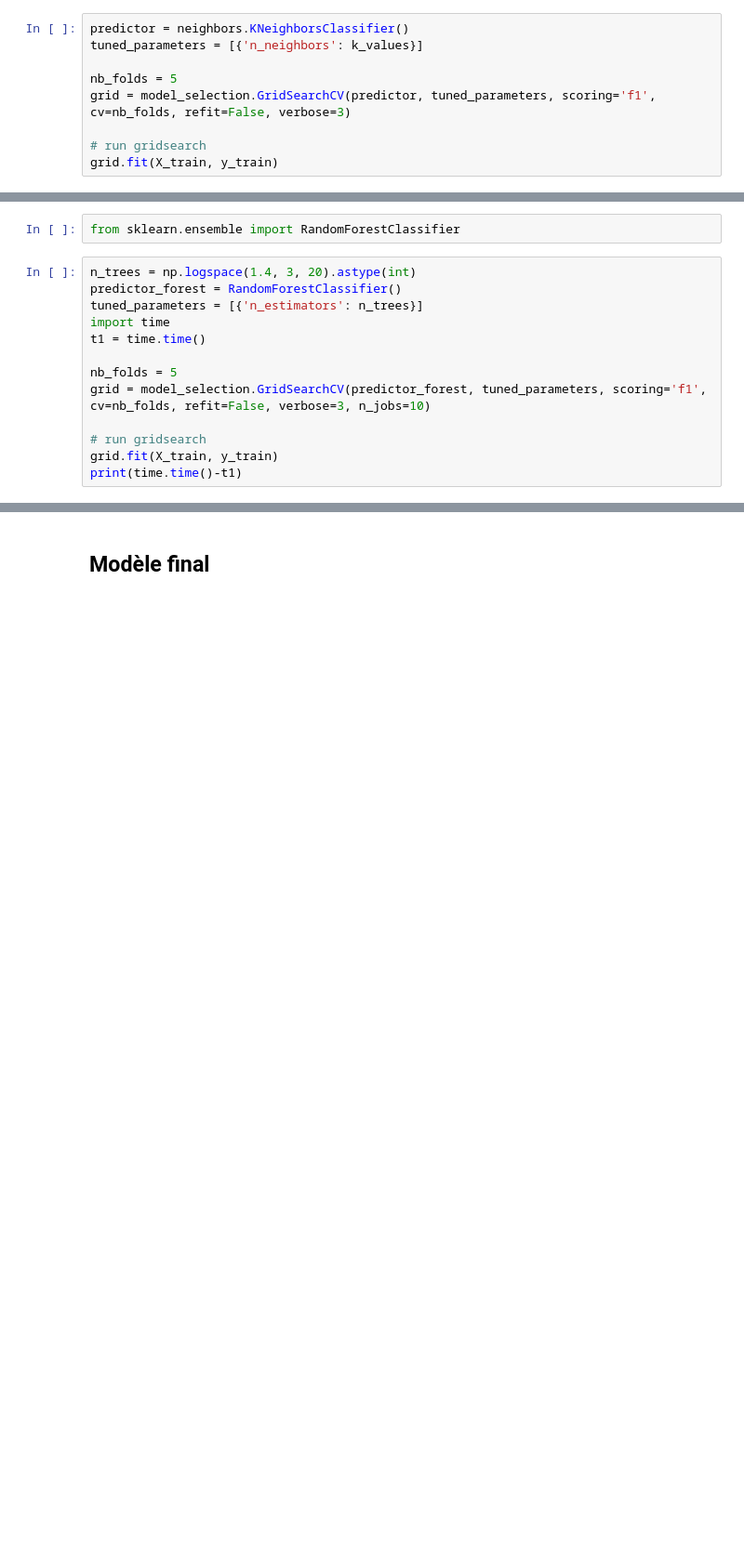
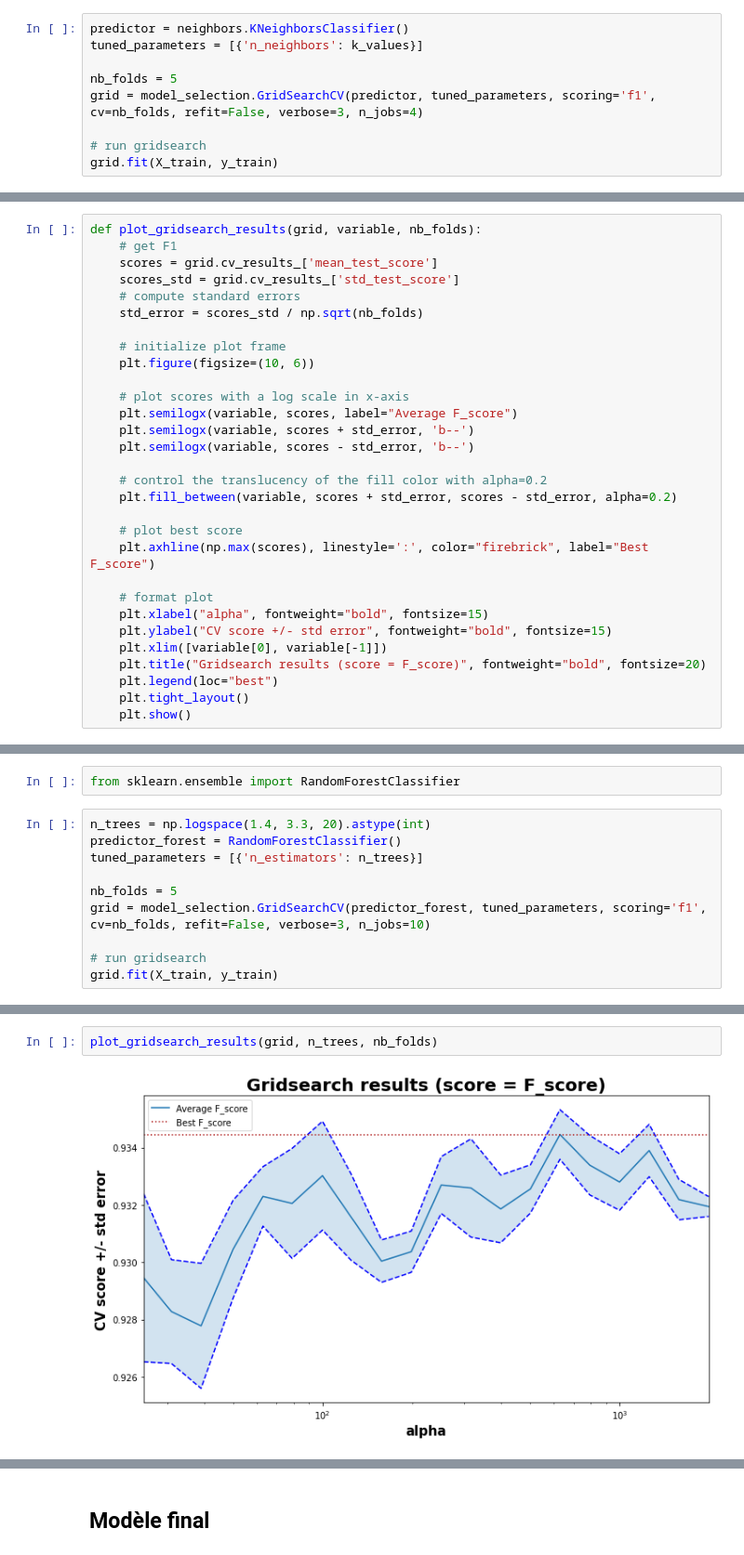
Before and after one commit to LouisJustinTALLOT/projet-science-donnees-bellon-tallot, a Jupyter notebook: Projet.ipynb, the cells around one changed output, grey strips where cells are left out. Shown: that part at 93% size. Saved outputs shown, nothing was run; the diff lists cells and outputs as text; blank space fills up the shorter version.

```diff
--- a/Projet.ipynb
+++ b/Projet.ipynb
@@ -283,7 +272,7 @@ predictor = neighbors.KNeighborsClassifier()
 tuned_parameters = [{'n_neighbors': k_values}]
 
 nb_folds = 5
-grid = model_selection.GridSearchCV(predictor, tuned_parameters, scoring='f1', cv=nb_folds, refit=False, verbose=3)
+grid = model_selection.GridSearchCV(predictor, tuned_parameters, scoring='f1', cv=nb_folds, refit=False, verbose=3, n_jobs=4)
 
 # run gridsearch
 grid.fit(X_train, y_train)
@@ -337,6 +310,36 @@ Le F-score du modèle des plus proches voisins avec k = 3
 entraîné sur 4800 observations et testé sur 1200 observations vaut 0.94.
 # %% [markdown]
 ## [À partir de la PC 5] Régression logistique
+# %%
+def plot_gridsearch_results(grid, variable, nb_folds):
+    # get F1
+    scores = grid.cv_results_['mean_test_score']
+    scores_std = grid.cv_results_['std_test_score']
+    # compute standard errors
+    std_error = scores_std / np.sqrt(nb_folds)
+
+    # initialize plot frame
+    plt.figure(figsize=(10, 6))
+
+    # plot scores with a log scale in x-axis
+    plt.semilogx(variable, scores, label="Average F_score")
+    plt.semilogx(variable, scores + std_error, 'b--')
+    plt.semilogx(variable, scores - std_error, 'b--')
+
+    # control the translucency of the fill color with alpha=0.2
+    plt.fill_between(variable, scores + std_error, scores - std_error, alpha=0.2)
+
+    # plot best score
+    plt.axhline(np.max(scores), linestyle=':', color="firebrick", label="Best F_score")
+
+    # format plot
+    plt.xlabel("alpha", fontweight="bold", fontsize=15)
+    plt.ylabel("CV score +/- std error", fontweight="bold", fontsize=15)
+    plt.xlim([variable[0], variable[-1]])
+    plt.title("Gridsearch results (score = F_score)", fontweight="bold", fontsize=20)
+    plt.legend(loc="best")
+    plt.tight_layout()
+    plt.show()
 # %% [markdown]
 ### Régression logistique non-régularisée
 # %% [markdown]
@@ -444,17 +428,14 @@ __Conseils :__
 # %%
 from sklearn.ensemble import RandomForestClassifier
 # %%
-n_trees = np.logspace(1.4, 3, 20).astype(int)
+n_trees = np.logspace(1.4, 3.3, 20).astype(int)
 predictor_forest = RandomForestClassifier()
 tuned_parameters = [{'n_estimators': n_trees}]
-import time
-t1 = time.time()
 
 nb_folds = 5
 grid = model_selection.GridSearchCV(predictor_forest, tuned_parameters, scoring='f1', cv=nb_folds, refit=False, verbose=3, n_jobs=10)
 
 # run gridsearch
 grid.fit(X_train, y_train)
-print(time.time()-t1)
 # %% [output]
 Fitting 5 folds for each of 20 candidates, totalling 100 fits
@@ -468,0 +446,4 @@ Le F-score de la forêt aléatoire vaut 0.9400.
+# %%
+plot_gridsearch_results(grid, n_trees, nb_folds)
+# %% [output]
+[figure, added]
```
Also changed, not shown: parts of 15 cells of this notebook.
